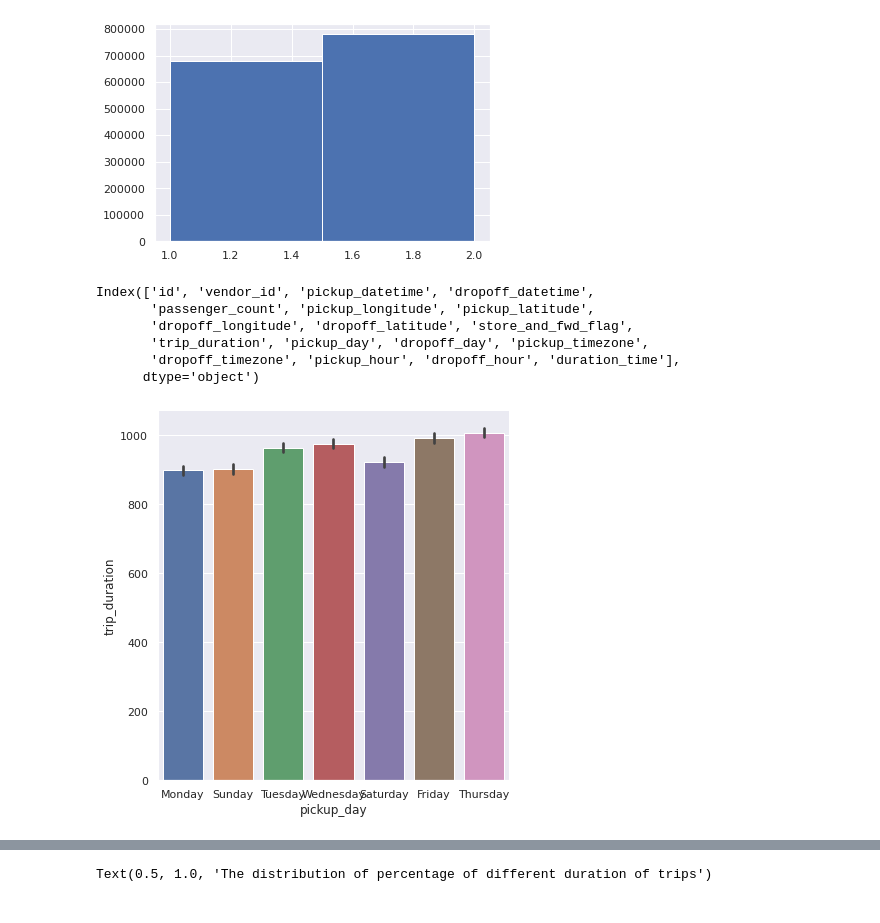
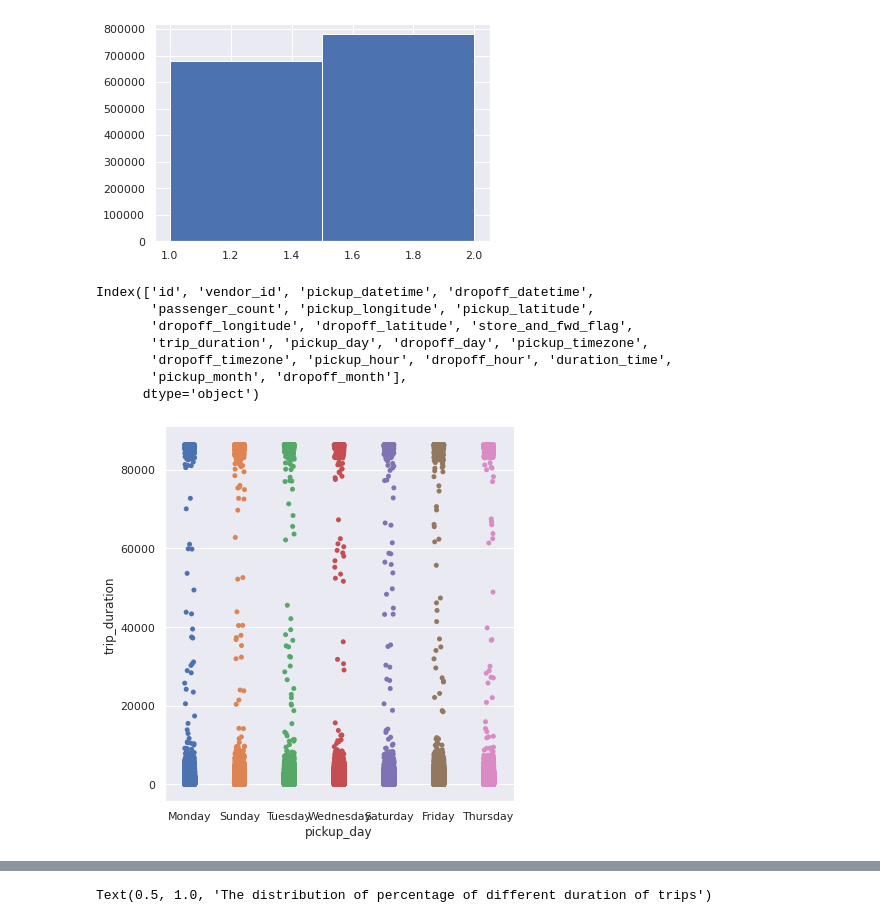
Before and after one commit to haynapasi050505/supervised-machine-learning-regression-NYC-taxi-trip, a Jupyter notebook: Copy_123of_NYC_Taxi_Trip_Time_Prediction_Capstone_Project.ipynb, the cells around one changed output, grey strips where cells are left out. Drawn from its saved outputs; the diff is of its cells as text; code cells hidden in the pictures.

```diff
--- a/Copy_123of_NYC_Taxi_Trip_Time_Prediction_Capstone_Project.ipynb
+++ b/Copy_123of_NYC_Taxi_Trip_Time_Prediction_Capstone_Project.ipynb
@@ -271,0 +275,2 @@ plt.show()
+# %%
+df = df[df.dropoff_latitude!=df.dropoff_latitude.min()]
@@ -345,13 +345,14 @@ Index(['id', 'vendor_id', 'pickup_datetime', 'dropoff_datetime',
        'passenger_count', 'pickup_longitude', 'pickup_latitude',
        'dropoff_longitude', 'dropoff_latitude', 'store_and_fwd_flag',
        'trip_duration', 'pickup_day', 'dropoff_day', 'pickup_timezone',
-       'dropoff_timezone', 'pickup_hour', 'dropoff_hour', 'duration_time'],
+       'dropoff_timezone', 'pickup_hour', 'dropoff_hour', 'duration_time',
+       'pickup_month', 'dropoff_month'],
       dtype='object')
 # %%
-sns.catplot(x='pickup_day' , y='trip_duration' , kind = "bar" ,  data = df ,height = 6 , aspect = 1 )
+sns.catplot(x='pickup_day' , y='trip_duration' , kind = "strip" ,  data = df ,height = 6 , aspect = 1 )
 plt.show()
 # %% [output]
-[figure, old version]
+[figure, new version]
 # %%
 sns.catplot(x='dropoff_day' , y='trip_duration' , kind = "bar" ,  data = df ,height = 6 , aspect = 1 )
 plt.show()
```
Also changed, not shown: parts of 25 cells of this notebook.
